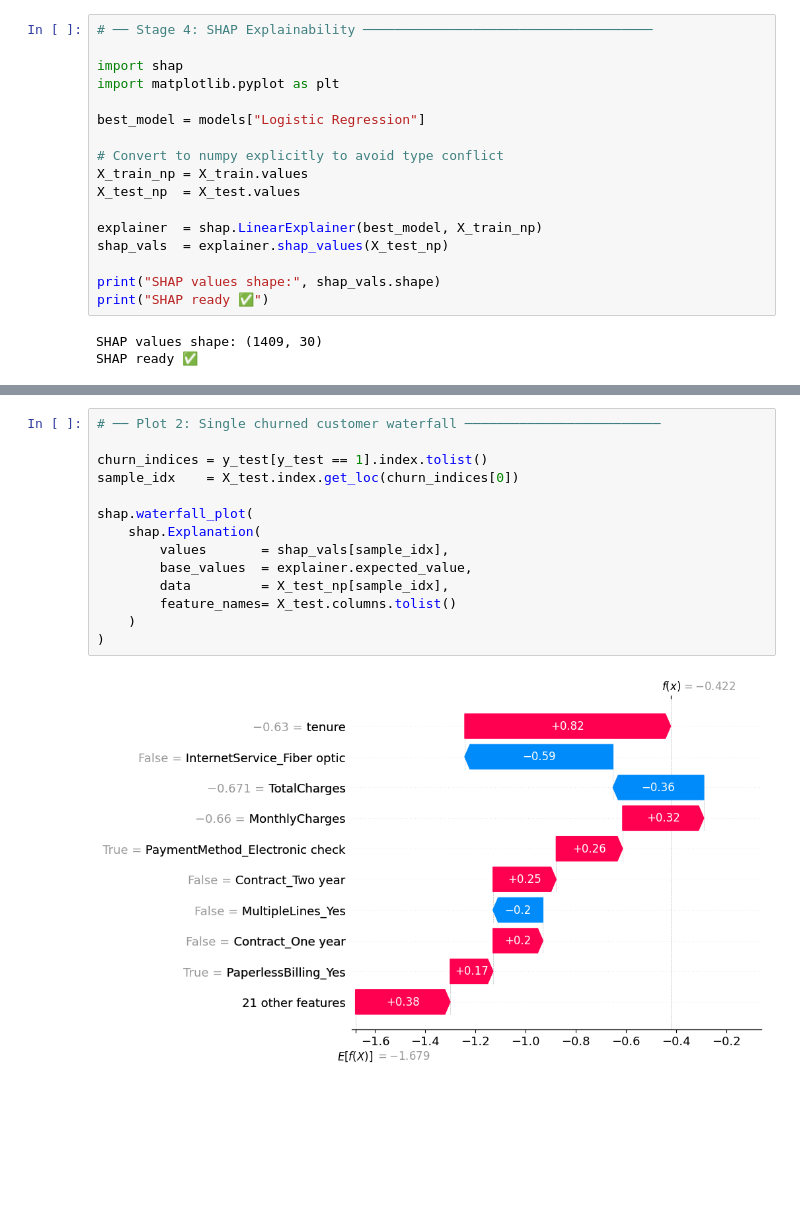
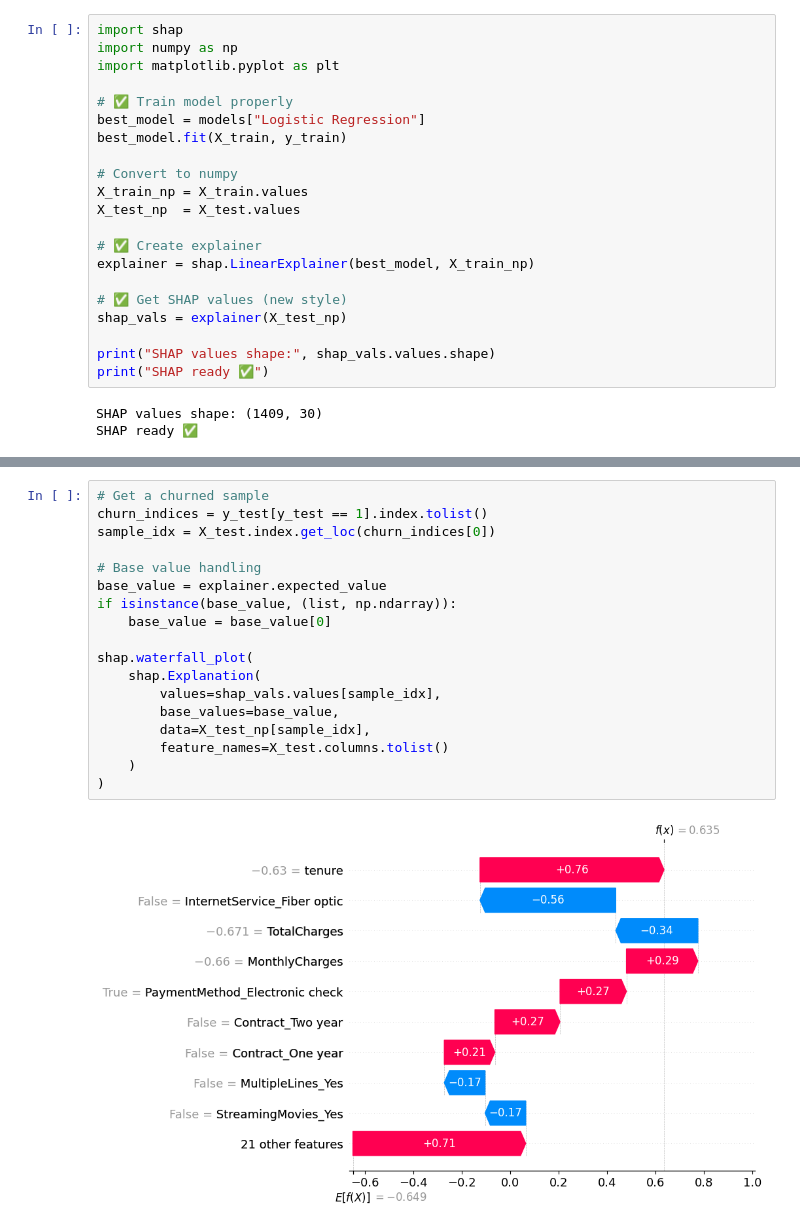
Before and after one commit to Dineshok/telco-churn-prediction, a Jupyter notebook: telco_churn_analysis.ipynb, the cells around one changed output, grey strips where cells are left out. Drawn from its saved outputs; the diff is of its cells as text; blank space fills up the shorter version.

```diff
--- a/telco_churn_analysis.ipynb
+++ b/telco_churn_analysis.ipynb
@@ -266,19 +389,23 @@ Best model saved ✅
 # %%
-# ── Stage 4: SHAP Explainability ─────────────────────────────────────
-
 import shap
+import numpy as np
 import matplotlib.pyplot as plt
 
+# ✅ Train model properly
 best_model = models["Logistic Regression"]
+best_model.fit(X_train, y_train)
 
-# Convert to numpy explicitly to avoid type conflict
+# Convert to numpy
 X_train_np = X_train.values
 X_test_np  = X_test.values
 
-explainer  = shap.LinearExplainer(best_model, X_train_np)
-shap_vals  = explainer.shap_values(X_test_np)
+# ✅ Create explainer
+explainer = shap.LinearExplainer(best_model, X_train_np)
 
-print("SHAP values shape:", shap_vals.shape)
+# ✅ Get SHAP values (new style)
+shap_vals = explainer(X_test_np)
+
+print("SHAP values shape:", shap_vals.values.shape)
 print("SHAP ready ✅")
 # %% [output]
 SHAP values shape: (1409, 30)
@@ -294,19 +423,23 @@ shap.summary_plot(shap_vals, X_test_np,
 # %%
-# ── Plot 2: Single churned customer waterfall ─────────────────────────
+# Get a churned sample
+churn_indices = y_test[y_test == 1].index.tolist()
+sample_idx = X_test.index.get_loc(churn_indices[0])
 
-churn_indices = y_test[y_test == 1].index.tolist()
-sample_idx    = X_test.index.get_loc(churn_indices[0])
+# Base value handling
+base_value = explainer.expected_value
+if isinstance(base_value, (list, np.ndarray)):
+    base_value = base_value[0]
 
 shap.waterfall_plot(
     shap.Explanation(
-        values       = shap_vals[sample_idx],
-        base_values  = explainer.expected_value,
-        data         = X_test_np[sample_idx],
-        feature_names= X_test.columns.tolist()
+        values=shap_vals.values[sample_idx],
+        base_values=base_value,
+        data=X_test_np[sample_idx],
+        feature_names=X_test.columns.tolist()
     )
 )
 # %% [output]
-[figure, old version]
+[figure, new version]
 # %%
 # ── Save model and scaler ─────────────────────────────────────────────
 
```
Also changed, not shown: parts of 12 cells of this notebook.
